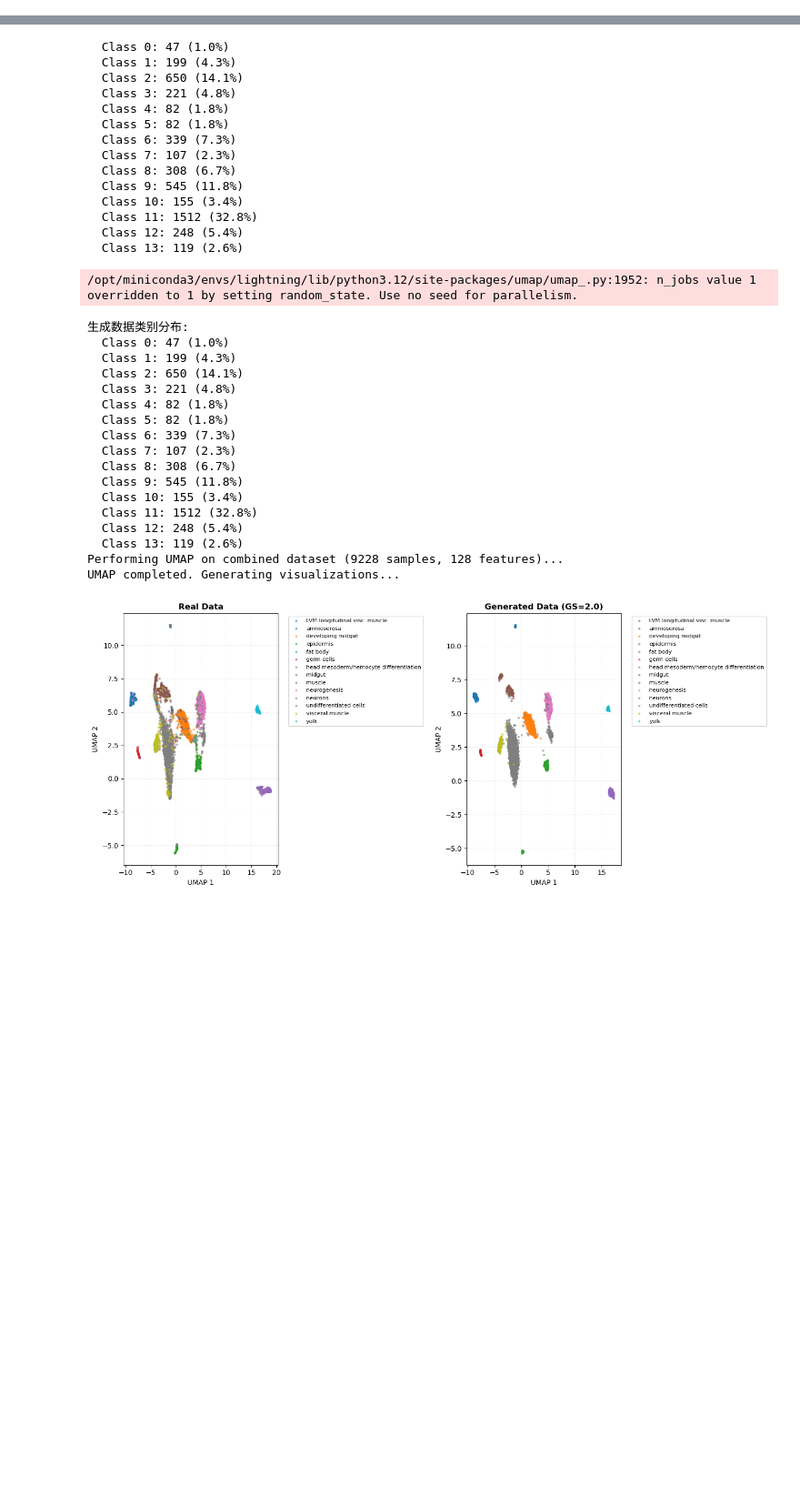
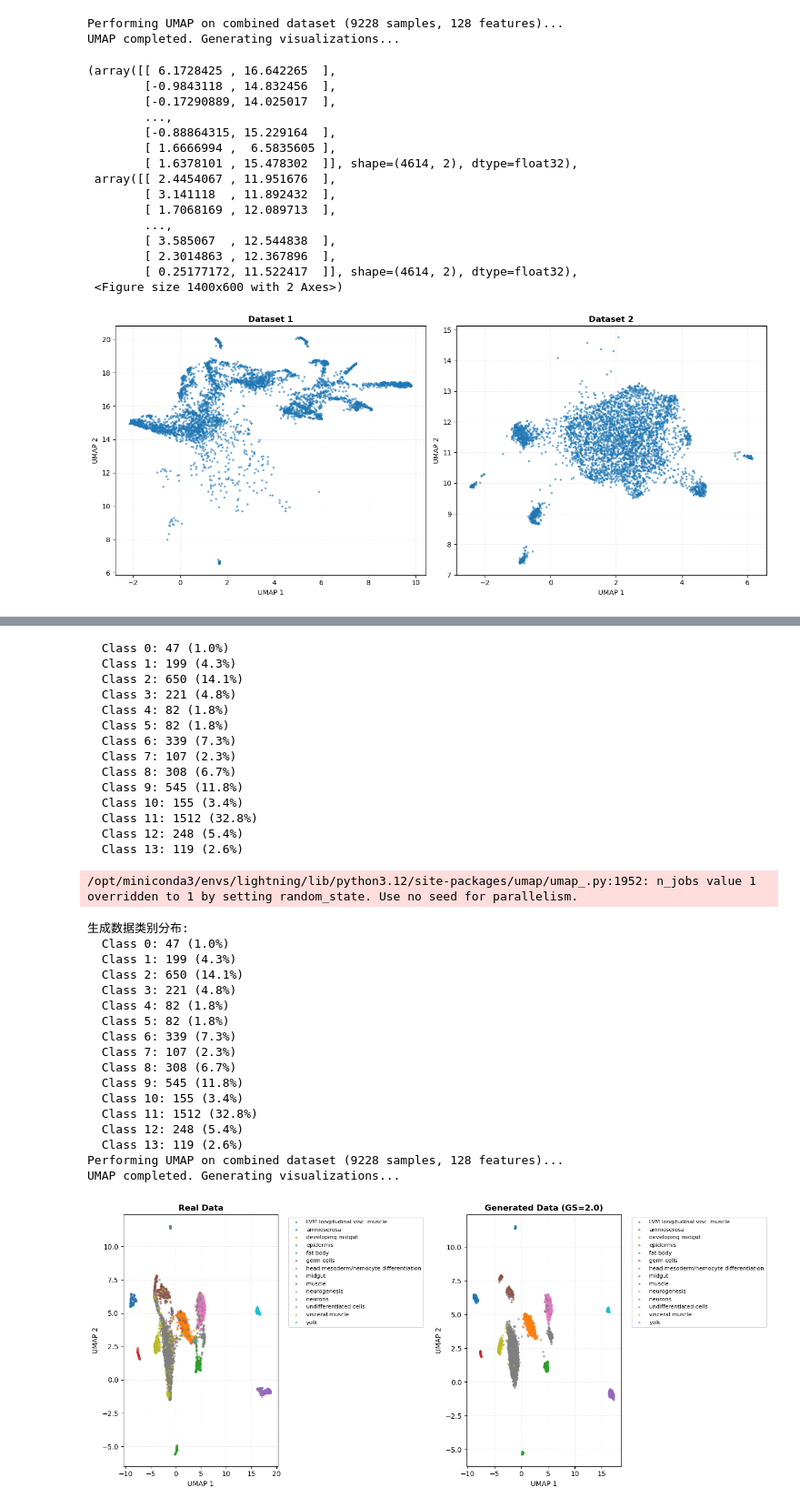
Before and after one commit to LangtianM/scDeepSim, a Jupyter notebook: Alles.ipynb, the cells around one changed output, grey strips where cells are left out. Shown at 91% size. Saved outputs shown, nothing was run; the diff lists cells and outputs as text; code cells hidden in the pictures; blank space fills up the shorter version.

```diff
--- a/Alles.ipynb
+++ b/Alles.ipynb
@@ -197,0 +144,6 @@ UMAP completed. Generating visualizations...
+# %%
+ddim999_latent_samples = diffusion.sample(num_samples=len(latent_adata),
+                                    labels=labels_tensor,
+                                    sampling_timesteps=999)
+compare_umap(latent_adata.X, ddim999_latent_samples)
+# %% [output]
@@ -197,0 +151,18 @@ UMAP completed. Generating visualizations...
+Performing UMAP on combined dataset (9228 samples, 128 features)...
+UMAP completed. Generating visualizations...
+(array([[ 6.1728425 , 16.642265  ],
+        [-0.9843118 , 14.832456  ],
+        [-0.17290889, 14.025017  ],
+        ...,
+        [-0.88864315, 15.229164  ],
+        [ 1.6666994 ,  6.5835605 ],
+        [ 1.6378101 , 15.478302  ]], shape=(4614, 2), dtype=float32),
+ array([[ 2.4454067 , 11.951676  ],
+        [ 3.141118  , 11.892432  ],
+        [ 1.7068169 , 12.089713  ],
+        ...,
+        [ 3.585067  , 12.544838  ],
+        [ 2.3014863 , 12.367896  ],
+        [ 0.25177172, 11.522417  ]], shape=(4614, 2), dtype=float32),
+ <Figure size 1400x600 with 2 Axes>)
+[figure, added]
```
Also changed, not shown: parts of 9 cells of this notebook, 2 other files.
